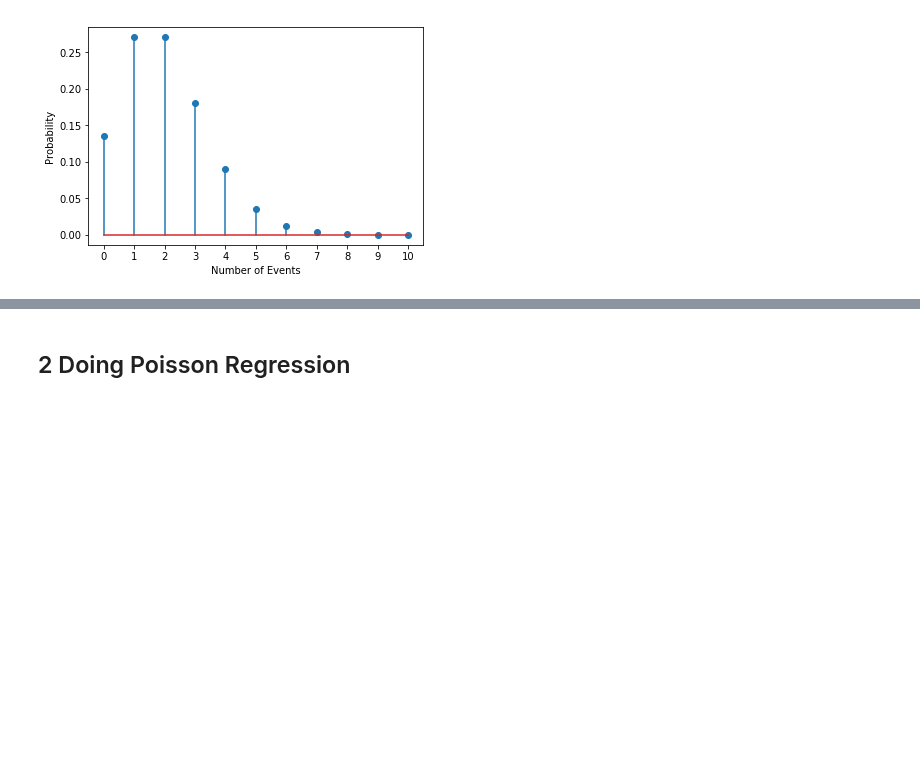
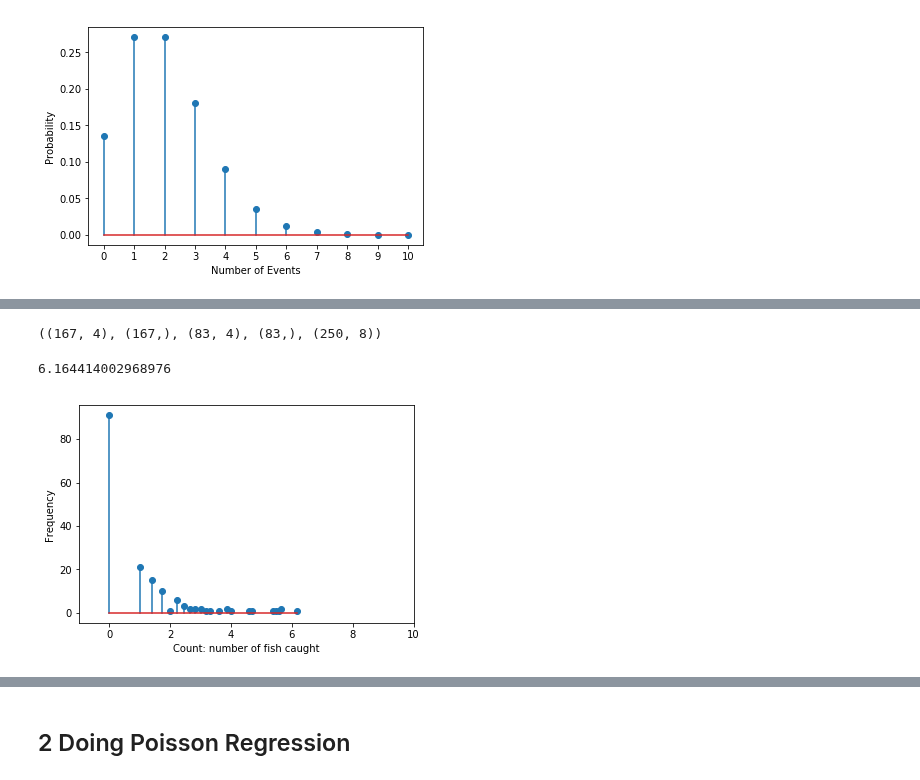
Before and after one commit to tensorchiefs/dl_book, a Jupyter notebook: chapter_05/nb_ch05_creg.ipynb, the cells around one changed output, grey strips where cells are left out. Cells and saved outputs as stored; diff of their text form; code cells hidden in the pictures; blank space fills up the shorter version.

```diff
--- a/chapter_05/nb_ch05_creg.ipynb
+++ b/chapter_05/nb_ch05_creg.ipynb
@@ -274,0 +88,23 @@ Epoch 2000/2000
+# %%
+# The Fish Data Set
+# See example 2 from https://stats.idre.ucla.edu/r/dae/zip/
+#"nofish","livebait","camper","persons","child","xb","zg","count"
+dat = np.loadtxt('https://raw.githubusercontent.com/tensorchiefs/dl_book/master/data/fish.csv',delimiter=',', skiprows=1)
+X = dat[...,1:5] #"livebait","camper","persons","child
+y = np.sqrt(dat[...,7])
+X_tr, X_te, y_tr, y_te = train_test_split(X, y, test_size=0.33, random_state=1)
+d = X_tr.shape[1]
+X_tr.shape, y_tr.shape, X_te.shape, y_te.shape,dat.shape
+# %% [output]
+((167, 4), (167,), (83, 4), (83,), (250, 8))
+# %%
+vals, counts = np.unique(y_tr, return_counts=True)
+plt.stem(vals, counts)
+plt.xlabel('Count: number of fish caught')
+plt.ylabel('Frequency')
+plt.xlim(-1,10)
+plt.savefig('ch05_school.pdf')
+np.max(y_tr)
+# %% [output]
+6.164414002968976
+[figure, added]
```
Also changed, not shown: parts of 64 cells of this notebook.
